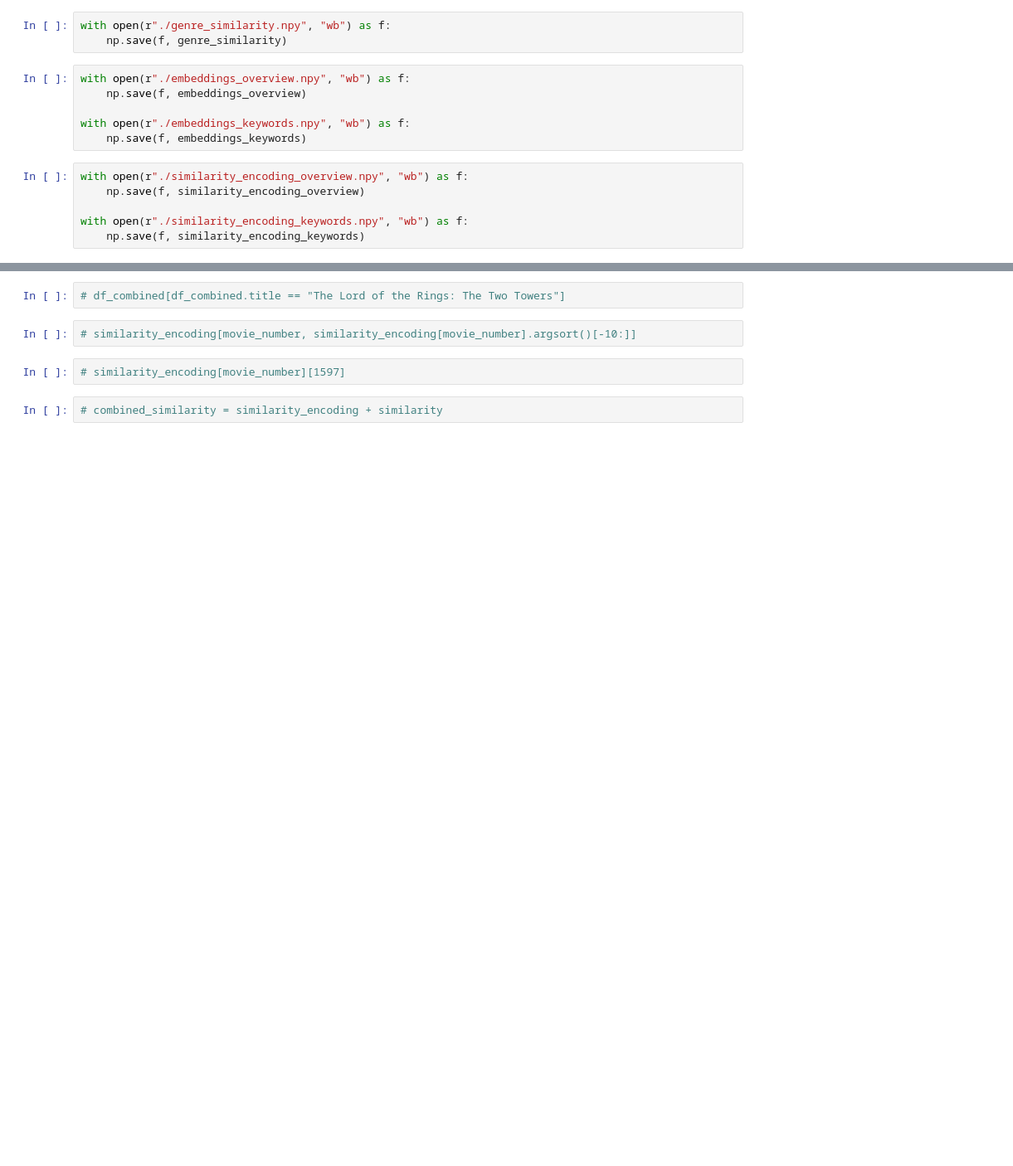
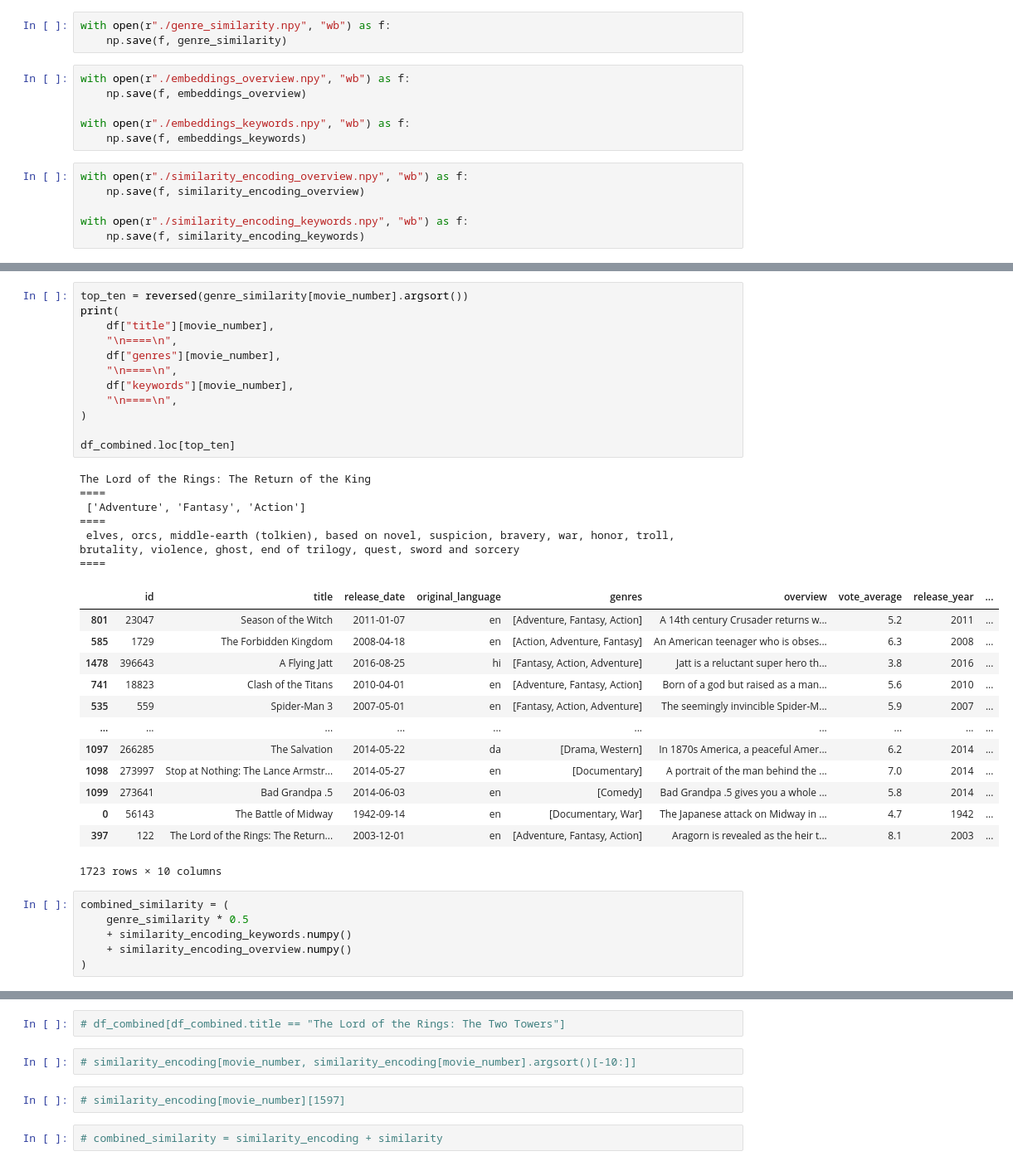
Before and after one commit to Bangar-Lovejesh/Movie-Recommender, a Jupyter notebook: notebook/movies-and-netflix-preprocessing.ipynb, the cells around one changed output, grey strips where cells are left out. Shown at 83% size. Saved outputs shown, nothing was run; the diff lists cells and outputs as text; blank space fills up the shorter version.

```diff
--- a/notebook/movies-and-netflix-preprocessing.ipynb
+++ b/notebook/movies-and-netflix-preprocessing.ipynb
@@ -226 +295,39 @@ movie_number = 4837
+# %%
+top_ten = reversed(genre_similarity[movie_number].argsort())
+print(
+    df["title"][movie_number],
+    "\n====\n",
+    df["genres"][movie_number],
+    "\n====\n",
+    df["keywords"][movie_number],
+    "\n====\n",
+)
+
+df_combined.loc[top_ten]
+# %% [output]
+The Lord of the Rings: The Return of the King
+====
+ ['Adventure', 'Fantasy', 'Action']
+====
+ elves, orcs, middle-earth (tolkien), based on novel, suspicion, bravery, war, honor, troll, brutality, violence, ghost, end of trilogy, quest, sword and sorcery
+====
+|  | id | title | release_date | original_language | genres | overview | vote_average | release_year | ... |
+| 801 | 23047 | Season of the Witch | 2011-01-07 | en | [Adventure, Fantasy, Action] | A 14th century Crusader returns w... | 5.2 | 2011 | ... |
+| 585 | 1729 | The Forbidden Kingdom | 2008-04-18 | en | [Action, Adventure, Fantasy] | An American teenager who is obses... | 6.3 | 2008 | ... |
+| 1478 | 396643 | A Flying Jatt | 2016-08-25 | hi | [Fantasy, Action, Adventure] | Jatt is a reluctant super hero th... | 3.8 | 2016 | ... |
+| 741 | 18823 | Clash of the Titans | 2010-04-01 | en | [Adventure, Fantasy, Action] | Born of a god but raised as a man... | 5.6 | 2010 | ... |
+| 535 | 559 | Spider-Man 3 | 2007-05-01 | en | [Fantasy, Action, Adventure] | The seemingly invincible Spider-M... | 5.9 | 2007 | ... |
+| ... | ... | ... | ... | ... | ... | ... | ... | ... | ... |
+| 1097 | 266285 | The Salvation | 2014-05-22 | da | [Drama, Western] | In 1870s America, a peaceful Amer... | 6.2 | 2014 | ... |
+| 1098 | 273997 | Stop at Nothing: The Lance Armstr... | 2014-05-27 | en | [Documentary] | A portrait of the man behind the ... | 7.0 | 2014 | ... |
+| 1099 | 273641 | Bad Grandpa .5 | 2014-06-03 | en | [Comedy] | Bad Grandpa .5 gives you a whole ... | 5.8 | 2014 | ... |
+| 0 | 56143 | The Battle of Midway | 1942-09-14 | en | [Documentary, War] | The Japanese attack on Midway in ... | 4.7 | 1942 | ... |
+| 397 | 122 | The Lord of the Rings: The Return... | 2003-12-01 | en | [Adventure, Fantasy, Action] | Aragorn is revealed as the heir t... | 8.1 | 2003 | ... |
+1723 rows × 10 columns
+# %%
+combined_similarity = (
+    genre_similarity * 0.5
+    + similarity_encoding_keywords.numpy()
+    + similarity_encoding_overview.numpy()
+)
 # %%
```
Also changed, not shown: parts of 17 cells of this notebook.
